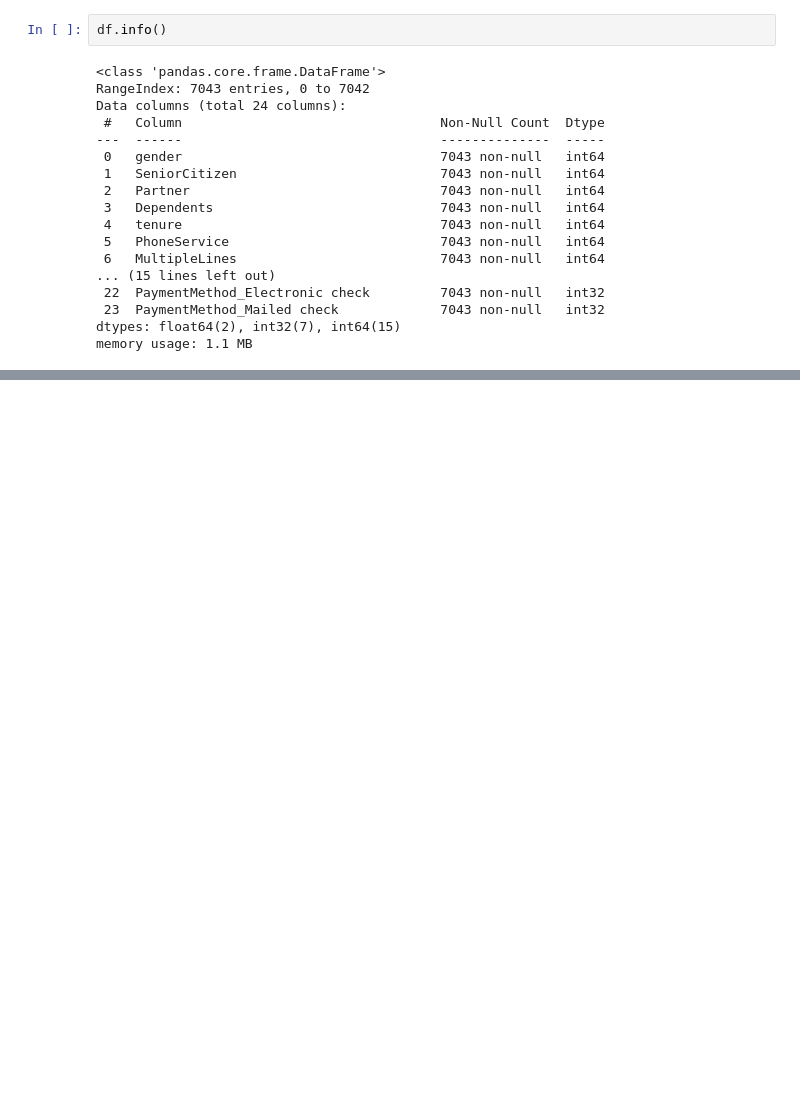
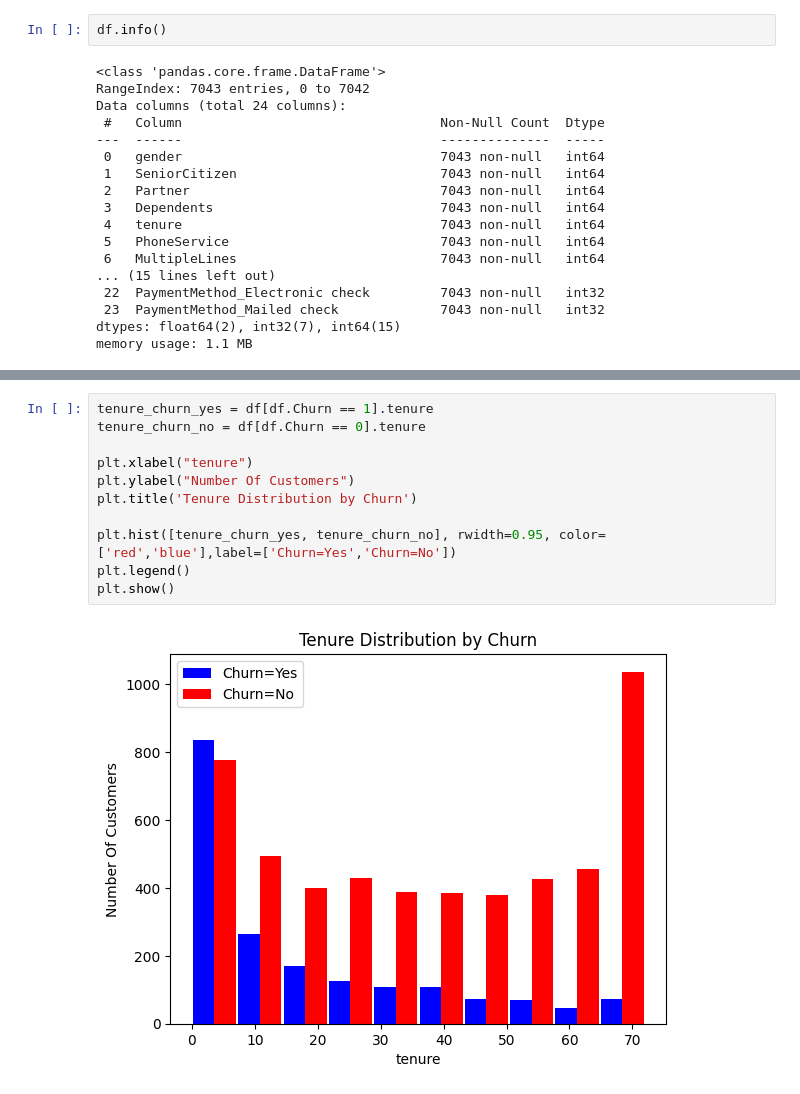
Before and after one commit to 77mostafaayman77/Telecom-Churn-Prediction, a Jupyter notebook: notebooks/EDA.ipynb, the cells around one changed output, grey strips where cells are left out. Drawn from its saved outputs; the diff is of its cells as text; blank space fills up the shorter version.

```diff
--- a/notebooks/EDA.ipynb
+++ b/notebooks/EDA.ipynb
@@ -255,0 +283,13 @@ memory usage: 1.1 MB
+# %%
+tenure_churn_yes = df[df.Churn == 1].tenure
+tenure_churn_no = df[df.Churn == 0].tenure
+
+plt.xlabel("tenure")
+plt.ylabel("Number Of Customers")
+plt.title('Tenure Distribution by Churn')
+
+plt.hist([tenure_churn_yes, tenure_churn_no], rwidth=0.95, color=['red','blue'],label=['Churn=Yes','Churn=No'])
+plt.legend()
+plt.show()
+# %% [output]
+[figure, added]
```
Also changed, not shown: parts of 6 cells of this notebook.
